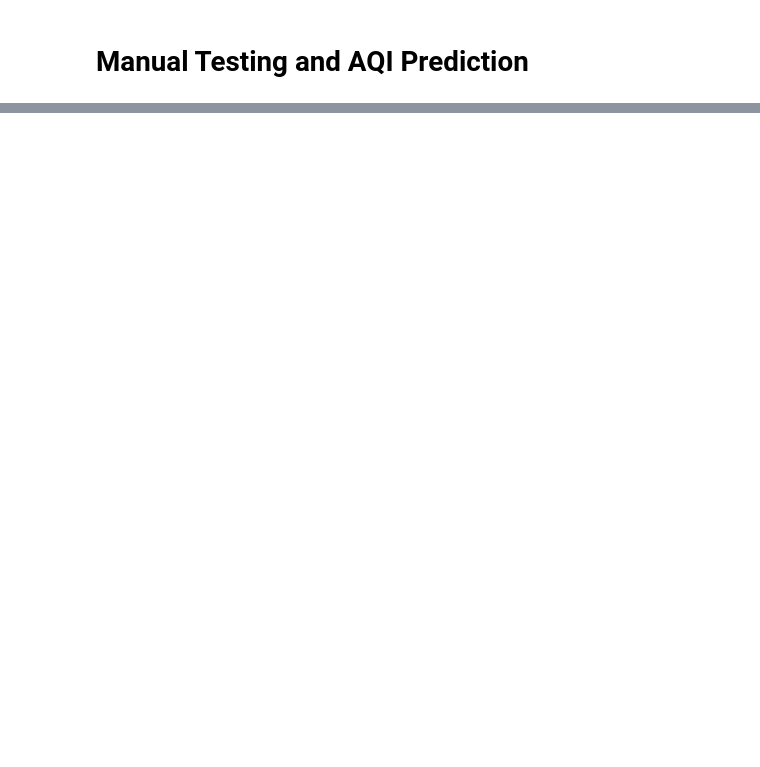
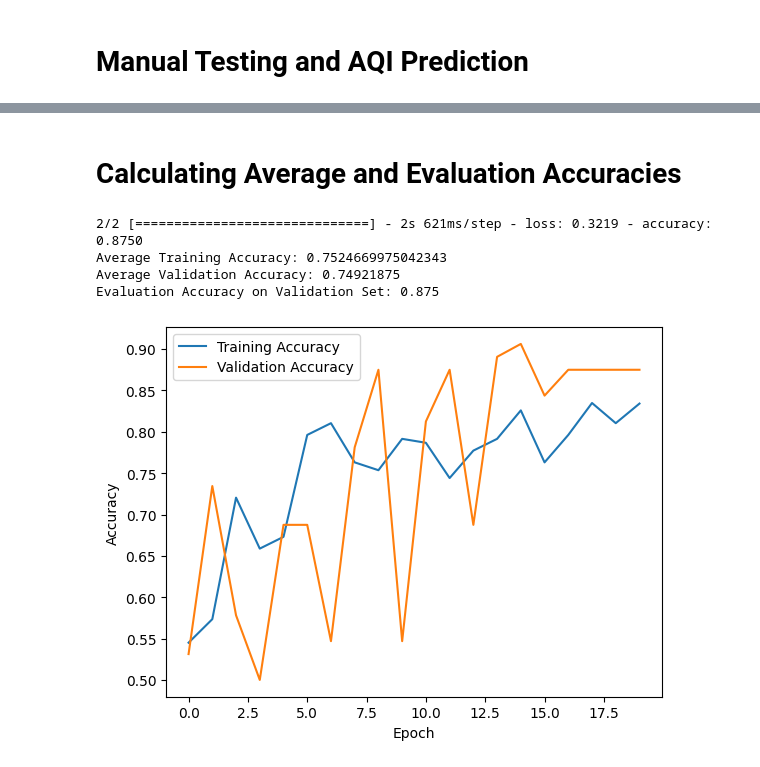
Before and after one commit to Whybhuv/Estimation-of-AQI, a Jupyter notebook: AQI_Classifier.ipynb, the cells around one changed output, grey strips where cells are left out. Cells and saved outputs as stored; diff of their text form; code cells hidden in the pictures; blank space fills up the shorter version.

```diff
--- a/AQI_Classifier.ipynb
+++ b/AQI_Classifier.ipynb
@@ -135 +135,31 @@ Estimated AQI:  [114.84495]
 The air in the image is moderately polluted
+# %% [markdown]
+# Calculating Average and Evaluation Accuracies
+# %%
+# Evaluate the model on the validation set
+evaluation = model.evaluate(validation_generator, steps=validation_generator.n // batch_size)
+
+# Extract training and validation accuracy
+training_accuracy = history.history['accuracy']
+validation_accuracy = history.history['val_accuracy']
+
+# Calculate average accuracy
+average_training_accuracy = sum(training_accuracy) / len(training_accuracy)
+average_validation_accuracy = sum(validation_accuracy) / len(validation_accuracy)
+
+print("Average Training Accuracy:", average_training_accuracy)
+print("Average Validation Accuracy:", average_validation_accuracy)
+print("Evaluation Accuracy on Validation Set:", evaluation[1])
+
+plt.plot(history.history['accuracy'], label='Training Accuracy')
+plt.plot(history.history['val_accuracy'], label='Validation Accuracy')
+plt.xlabel('Epoch')
+plt.ylabel('Accuracy')
+plt.legend()
+plt.show()
+# %% [output]
+2/2 [==============================] - 2s 621ms/step - loss: 0.3219 - accuracy: 0.8750
+Average Training Accuracy: 0.7524669975042343
+Average Validation Accuracy: 0.74921875
+Evaluation Accuracy on Validation Set: 0.875
+[figure, added]
```
Also changed, not shown: parts of 2 cells of this notebook.
